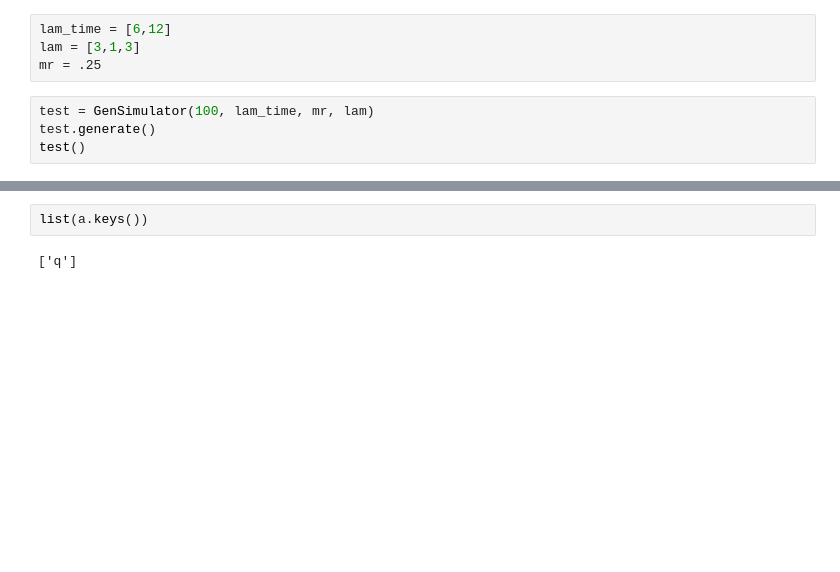
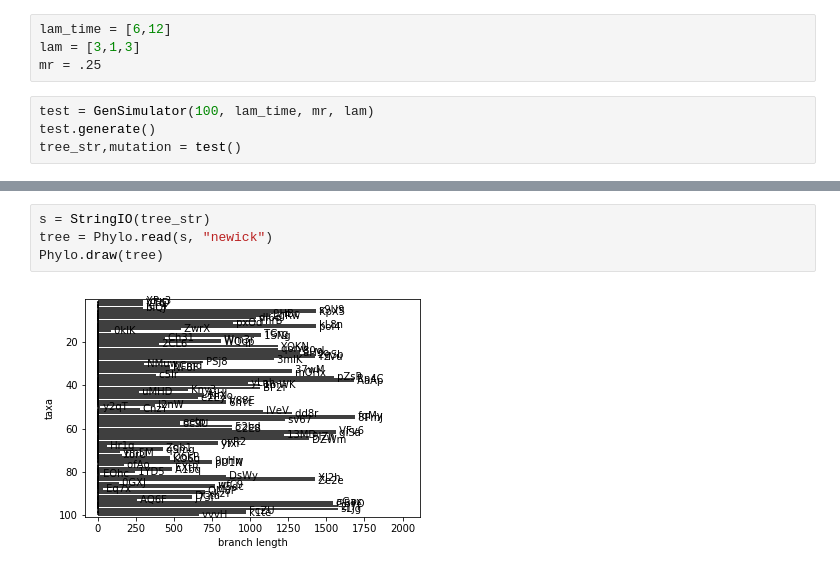
Before and after one commit to evgeniy97/GenSim, a Jupyter notebook: KhomutovTask.ipynb, the cells around one changed output, grey strips where cells are left out. Drawn from its saved outputs; the diff is of its cells as text; blank space fills up the shorter version.

```diff
--- a/KhomutovTask.ipynb
+++ b/KhomutovTask.ipynb
@@ -102,4 +103,4 @@ mr = .25
 # %%
 test = GenSimulator(100, lam_time, mr, lam)
 test.generate()
-test()
+tree_str,mutation = test()
@@ -136,4 +107,6 @@ coalescence
-# %%
-list(a.keys())
-# %% [output]
-['q']
+# %%
+s = StringIO(tree_str)
+tree = Phylo.read(s, "newick")
+Phylo.draw(tree)
+# %% [output]
+[figure, added]
```
Also changed, not shown: parts of 4 cells of this notebook.
